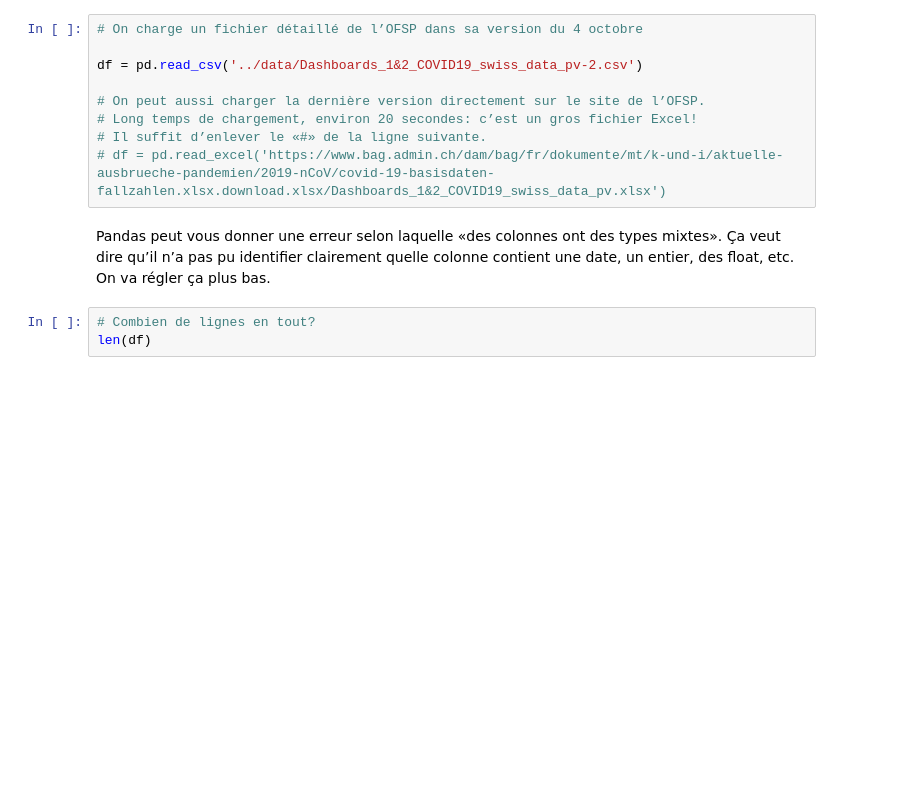
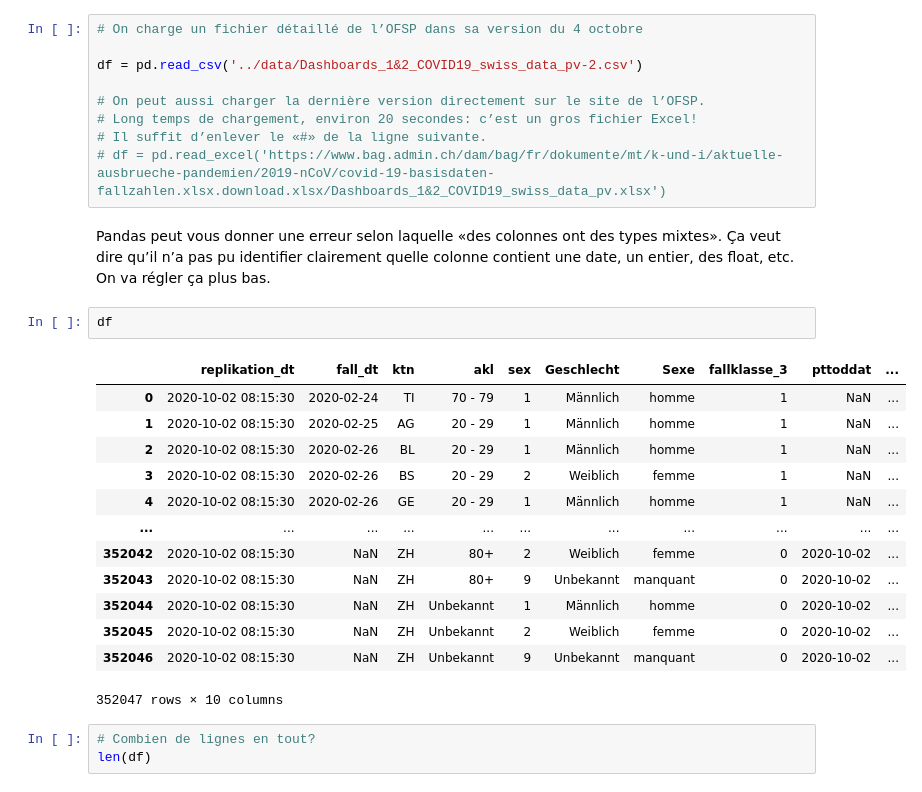
Before and after one commit to palrogg/cds-covid-19-workshop, a Jupyter notebook: notebooks/2_Cantonal_Data.ipynb, the cells around one changed output. Drawn from its saved outputs; the diff is of its cells as text; blank space fills up the shorter version.

```diff
--- a/notebooks/2_Cantonal_Data.ipynb
+++ b/notebooks/2_Cantonal_Data.ipynb
@@ -35,6 +60,22 @@ df = pd.read_csv('../data/Dashboards_1&2_COVID19_swiss_data_pv-2.csv')
 # df = pd.read_excel('https://www.bag.admin.ch/dam/bag/fr/dokumente/mt/k-und-i/aktuelle-ausbrueche-pandemien/2019-nCoV/covid-19-basisdaten-fallzahlen.xlsx.download.xlsx/Dashboards_1&2_COVID19_swiss_data_pv.xlsx')
 # %% [markdown]
 Pandas peut vous donner une erreur selon laquelle «des colonnes ont des types mixtes». Ça veut dire qu’il n’a pas pu identifier clairement quelle colonne contient une date, un entier, des float, etc. On va régler ça plus bas.
+# %%
+df
+# %% [output]
+|  | replikation_dt | fall_dt | ktn | akl | sex | Geschlecht | Sexe | fallklasse_3 | pttoddat | ... |
+| 0 | 2020-10-02 08:15:30 | 2020-02-24 | TI | 70 - 79 | 1 | Männlich | homme | 1 | NaN | ... |
+| 1 | 2020-10-02 08:15:30 | 2020-02-25 | AG | 20 - 29 | 1 | Männlich | homme | 1 | NaN | ... |
+| 2 | 2020-10-02 08:15:30 | 2020-02-26 | BL | 20 - 29 | 1 | Männlich | homme | 1 | NaN | ... |
+| 3 | 2020-10-02 08:15:30 | 2020-02-26 | BS | 20 - 29 | 2 | Weiblich | femme | 1 | NaN | ... |
+| 4 | 2020-10-02 08:15:30 | 2020-02-26 | GE | 20 - 29 | 1 | Männlich | homme | 1 | NaN | ... |
+| ... | ... | ... | ... | ... | ... | ... | ... | ... | ... | ... |
+| 352042 | 2020-10-02 08:15:30 | NaN | ZH | 80+ | 2 | Weiblich | femme | 0 | 2020-10-02 | ... |
+| 352043 | 2020-10-02 08:15:30 | NaN | ZH | 80+ | 9 | Unbekannt | manquant | 0 | 2020-10-02 | ... |
+| 352044 | 2020-10-02 08:15:30 | NaN | ZH | Unbekannt | 1 | Männlich | homme | 0 | 2020-10-02 | ... |
+| 352045 | 2020-10-02 08:15:30 | NaN | ZH | Unbekannt | 2 | Weiblich | femme | 0 | 2020-10-02 | ... |
+| 352046 | 2020-10-02 08:15:30 | NaN | ZH | Unbekannt | 9 | Unbekannt | manquant | 0 | 2020-10-02 | ... |
+352047 rows × 10 columns
 # %%
 # Combien de lignes en tout?
 len(df)
```
Also changed, not shown: parts of 4 cells of this notebook, 4 other files.
